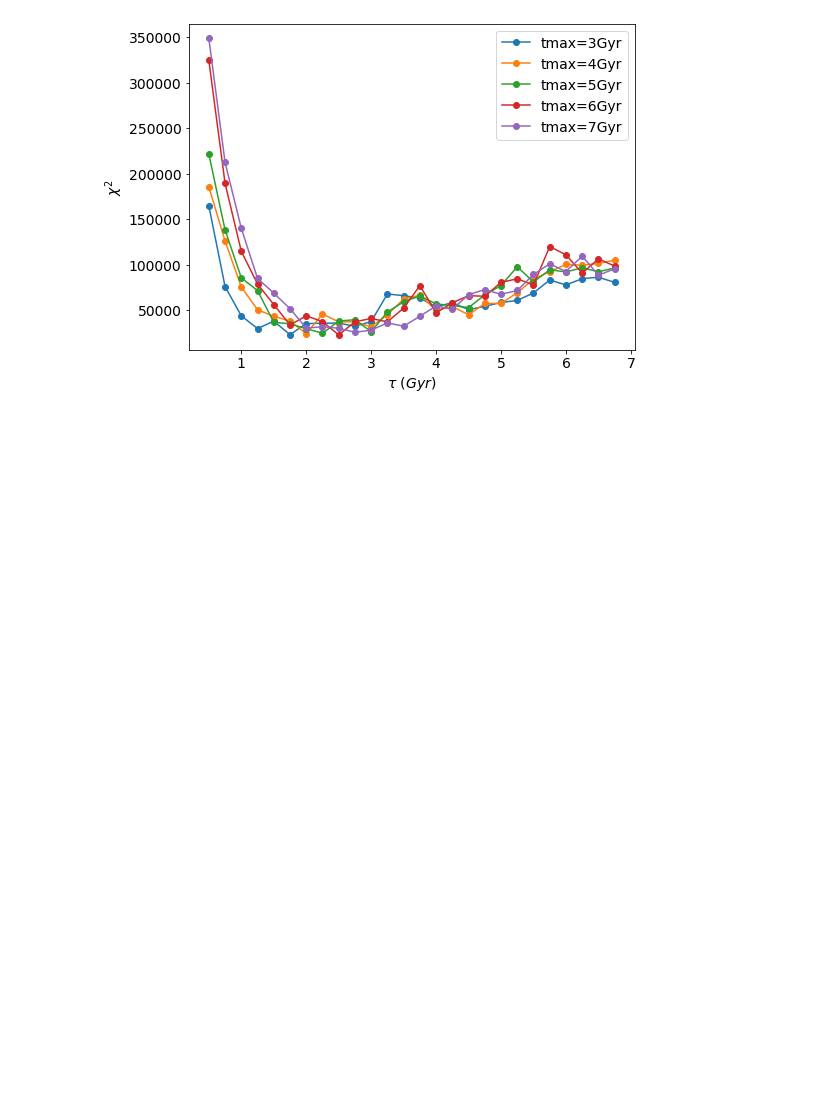
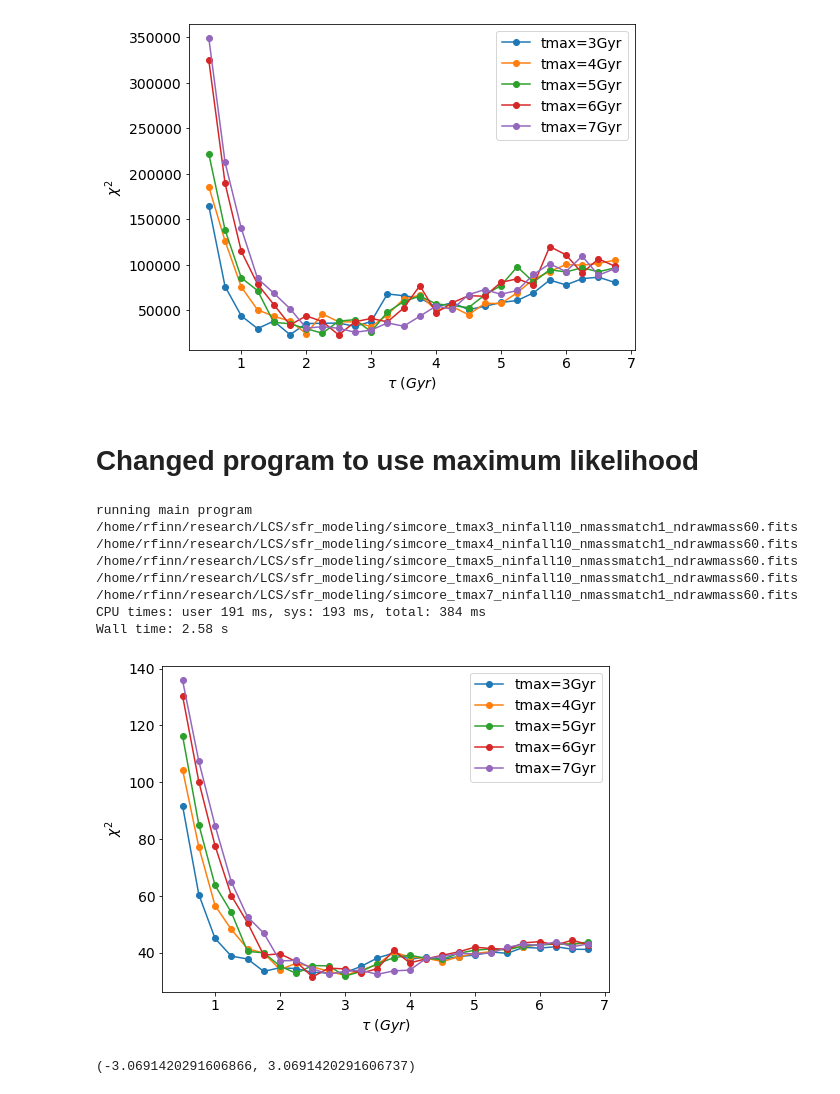
Before and after one commit to rfinn/LCS, a Jupyter notebook: notebooks/sfr-modeling-paper2.ipynb, the cells around one changed output. Cells and saved outputs as stored; diff of their text form; code cells hidden in the pictures; blank space fills up the shorter version.

```diff
--- a/notebooks/sfr-modeling-paper2.ipynb
+++ b/notebooks/sfr-modeling-paper2.ipynb
@@ -1047,3 +1047,19 @@ running main program
 CPU times: user 154 ms, sys: 156 ms, total: 310 ms
 Wall time: 2.18 s
 [figure]
+# %% [markdown]
+# Changed program to use maximum likelihood
+# %%
+%%time
+os.chdir('/home/rfinn/research/LCS/sfr_modeling/')
+%run /home/rfinn/github/LCS/python/sfr_sim_max_liklihood.py
+# %% [output]
+running main program
+/home/rfinn/research/LCS/sfr_modeling/simcore_tmax3_ninfall10_nmassmatch1_ndrawmass60.fits
+/home/rfinn/research/LCS/sfr_modeling/simcore_tmax4_ninfall10_nmassmatch1_ndrawmass60.fits
+/home/rfinn/research/LCS/sfr_modeling/simcore_tmax5_ninfall10_nmassmatch1_ndrawmass60.fits
+/home/rfinn/research/LCS/sfr_modeling/simcore_tmax6_ninfall10_nmassmatch1_ndrawmass60.fits
+/home/rfinn/research/LCS/sfr_modeling/simcore_tmax7_ninfall10_nmassmatch1_ndrawmass60.fits
+CPU times: user 191 ms, sys: 193 ms, total: 384 ms
+Wall time: 2.58 s
+[figure, added]
@@ -1049,0 +1072,5 @@ Wall time: 2.18 s
+# %%
+t_interval = st.t.interval(alpha=myalpha, df=ndata-1)
+print(t_interval)
+# %% [output]
+(-3.0691420291606866, 3.0691420291606737)
```
Also changed, not shown: parts of 3 cells of this notebook, 1 other file.
